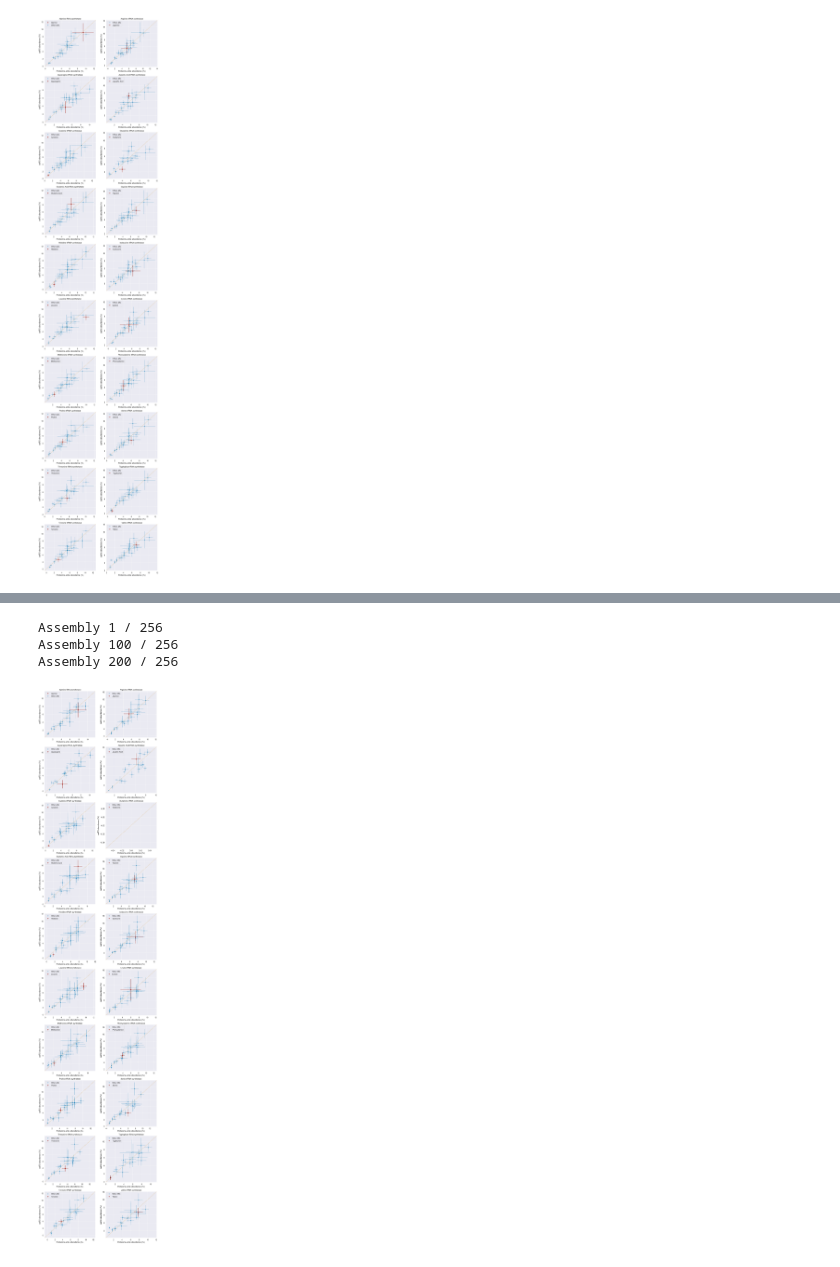
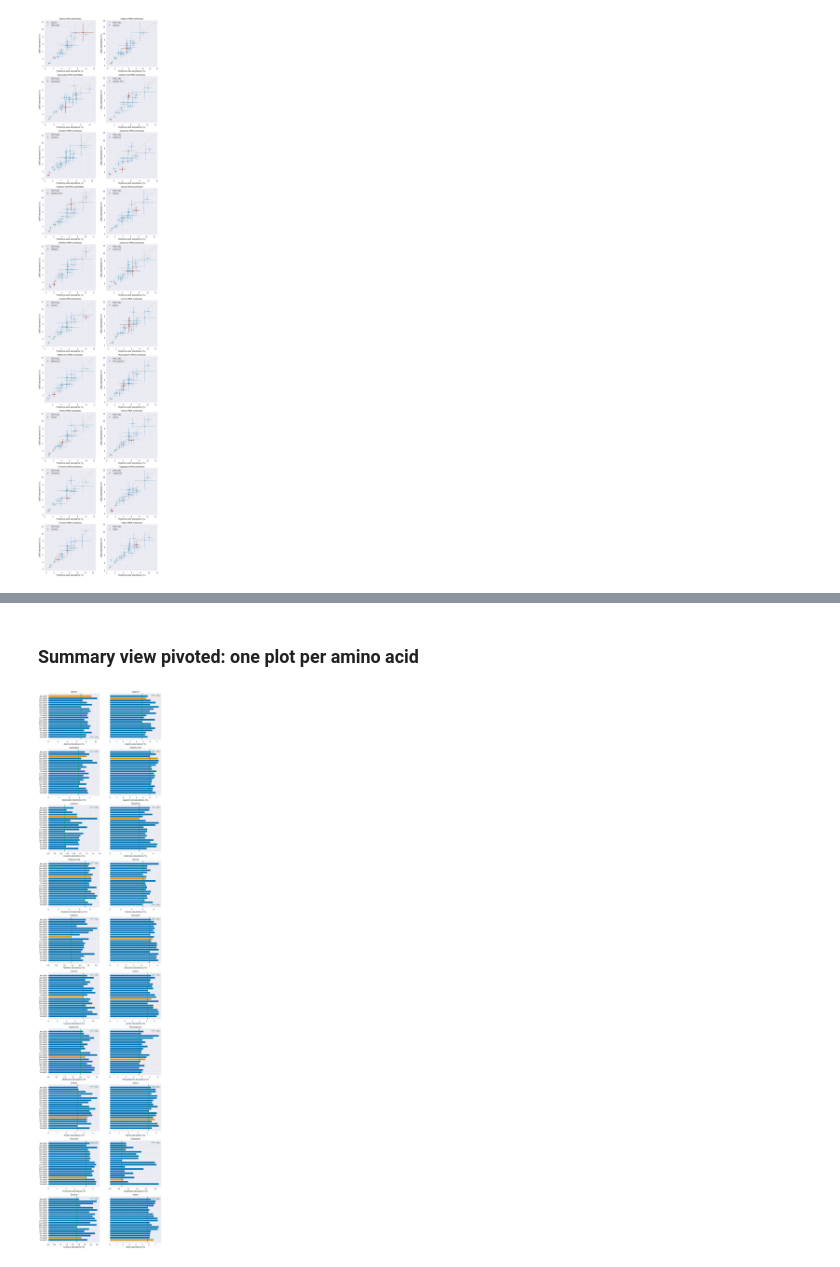
Before and after one commit to srom/nbias, a Jupyter notebook: notebook/Protein domain results (amino acid distribution).ipynb, the cells around one changed output, grey strips where cells are left out. Saved outputs shown, nothing was run; the diff lists cells and outputs as text; code cells hidden in the pictures.

```diff
--- a/notebook/Protein domain results (amino acid distribution).ipynb
+++ b/notebook/Protein domain results (amino acid distribution).ipynb
@@ -546,11 +527,46 @@ Assembly 2300 / 2336
 # %%
 # Achaea only
-archaea_complete_genomes_df = complete_genomes_df[complete_genomes_df['domain'] == 'Archaea'].copy()
-x_arc, y_arc = cognate_aa_proteome_vs_aars__data(archaea_complete_genomes_df, trna_synt_tigr_ids)
-f_arc = cognate_aa_proteome_vs_aars__plot(x_arc, y_arc, trna_synt_tigr_ids, aa_cols)
-f_arc.savefig(os.path.join(cwd, 'report/figures/cognate_aa_proteome_vs_aars_archaea_only.pdf'), bbox_inches='tight')
+#archaea_complete_genomes_df = complete_genomes_df[complete_genomes_df['domain'] == 'Archaea'].copy()
+#x_arc, y_arc = cognate_aa_proteome_vs_aars__data(archaea_complete_genomes_df, trna_synt_tigr_ids)
+#f_arc = cognate_aa_proteome_vs_aars__plot(x_arc, y_arc, trna_synt_tigr_ids, aa_cols)
+#f_arc.savefig(os.path.join(cwd, 'report/figures/cognate_aa_proteome_vs_aars_archaea_only.pdf'), bbox_inches='tight')
-# %% [output]
-Assembly 1 / 256
-Assembly 100 / 256
-Assembly 200 / 256
-[figure, removed]
+# %% [markdown]
+### Summary view pivoted: one plot per amino acid
+# %%
+def plot_abundance_per_aa(x, y, trna_synt_tigr_ids, aa_cols):
+    f, axes = plt.subplots(10, 2, figsize=(8 * 2, 8 * 10), sharey=True)
+    axes = axes.flatten()
+
+    tnra_synts = [f'{aa} aaRS' for aa, _ in  trna_synt_tigr_ids.items()]
+
+    for ix, (cognate_aa, _) in enumerate(trna_synt_tigr_ids.items()):
+        ax = axes[ix]
+        vals = []
+        colors = []
+        for i, aa in enumerate(aa_cols):
+            if aa == cognate_aa:
+                color = palette[1]
+            else:
+                color = palette[0]
+
+            colors.append(color)
+
+            b = y[aa][cognate_aa]
+
+            mean_b = np.mean(b)
+            vals.append(mean_b)
+
+        min_val = min(vals)
+
+        ax.barh(list(reversed(tnra_synts)), list(reversed(vals)), color=list(reversed(colors)))
+        ax.axvline(min_val, color=palette[2], linewidth=3, label='min')
+        ax.set_xlabel(f'{aa_long_name[ix]} abundance (%)');
+        ax.set_title(f'{aa_long_name[ix]}')
+        ax.legend()
+
+    return f
+# %%
+f = plot_abundance_per_aa(x, y, trna_synt_tigr_ids, aa_cols)
+f.savefig('/Users/srom/Downloads/abundance_per_aa.pdf', bbox_inches='tight')
+# %% [output]
+[figure, added]
```
Also changed, not shown: parts of 7 cells of this notebook, 1 other file.
